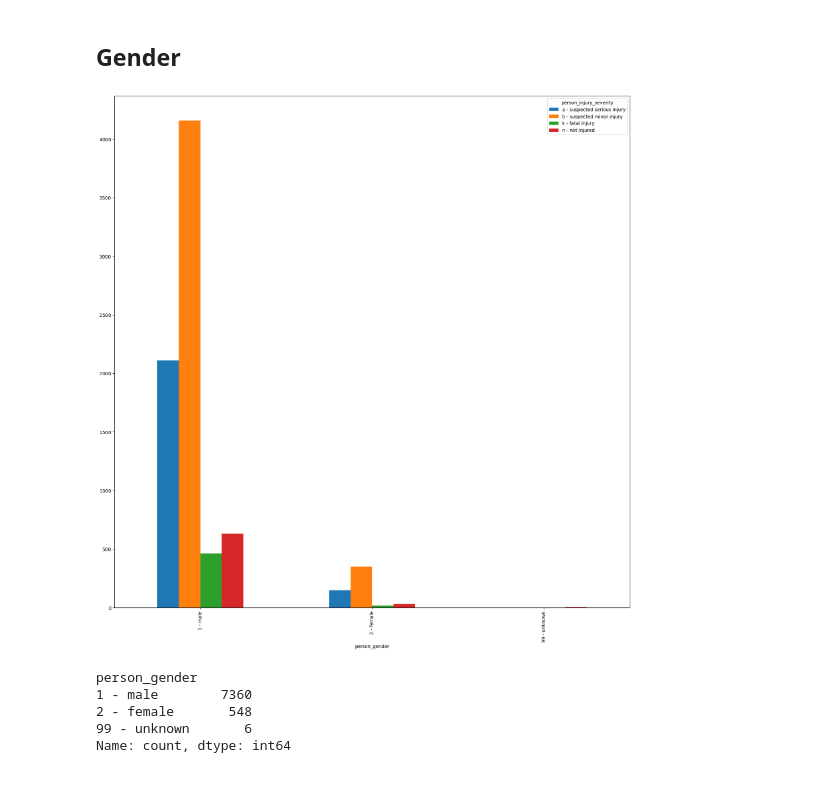
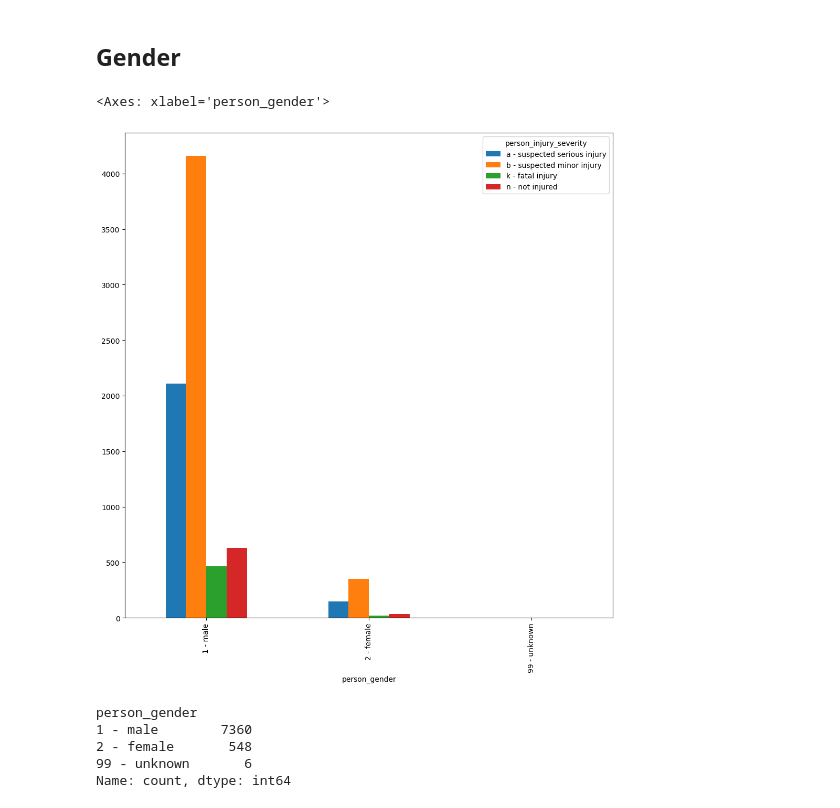
Before and after one commit to tex-wrex/tex-wrex, a Jupyter notebook: Final_work/explore_draft.ipynb, the cells around one changed output. Drawn from its saved outputs; the diff is of its cells as text; code cells hidden in the pictures.

```diff
--- a/Final_work/explore_draft.ipynb
+++ b/Final_work/explore_draft.ipynb
@@ -18,10 +17,11 @@ train, validate, test = w.split(df)
 # %% [markdown]
 ## Gender
 # %%
-pd.crosstab(train.person_gender,train.person_injury_severity).plot(kind='bar', figsize=(20,20))
-plt.savefig('gender.png')
+pd.crosstab(train.person_gender,train.person_injury_severity).plot(kind='bar', figsize=(10,10))
+# plt.savefig('gender.png')
 # %% [output]
+<Axes: xlabel='person_gender'>
-[figure, old version]
+[figure, new version]
 # %%
 train.person_gender.value_counts()
 # %% [output]
```
Also changed, not shown: parts of 12 cells of this notebook, 1 other file.
